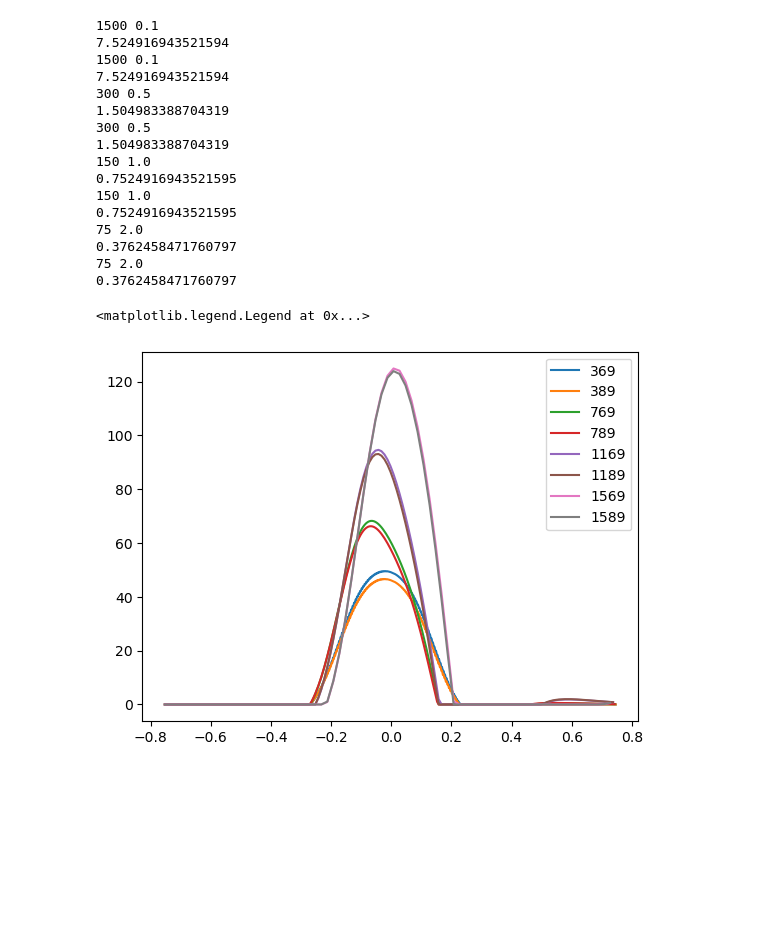
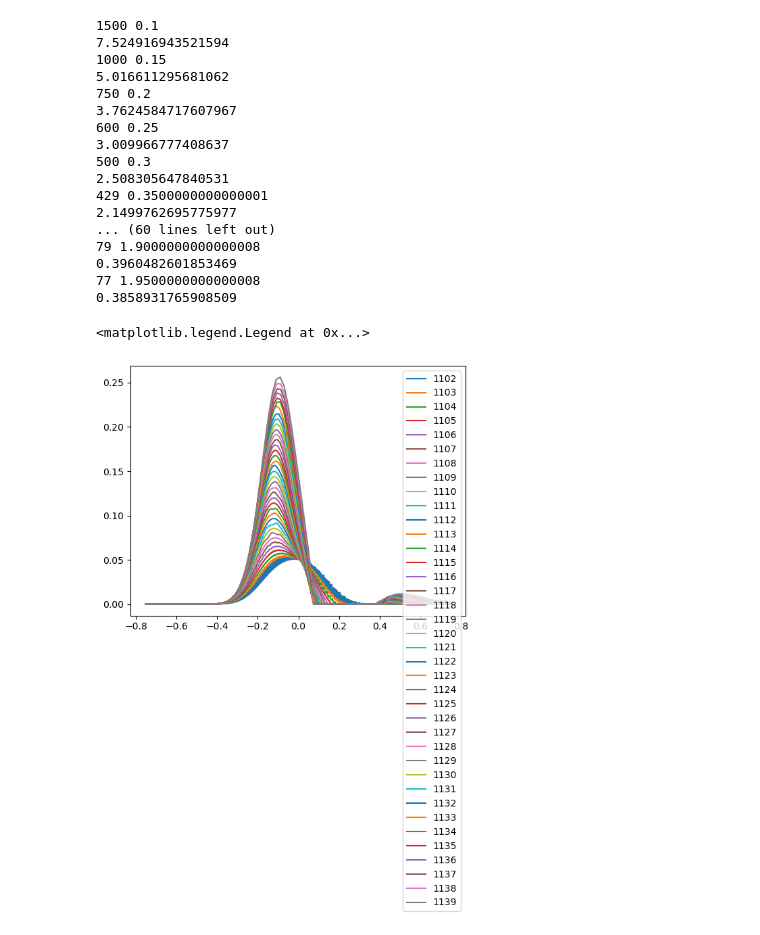
Before and after one commit to simoneeb/motion_anticipation_network, a Jupyter notebook: Figures_Paper/Figure_codes/Figure_5_FB_nonorm.ipynb, the cells around one changed output. Saved outputs shown, nothing was run; the diff lists cells and outputs as text; code cells hidden in the pictures; blank space fills up the shorter version.

```diff
--- a/Figures_Paper/Figure_codes/Figure_5_FB_nonorm.ipynb
+++ b/Figures_Paper/Figure_codes/Figure_5_FB_nonorm.ipynb
@@ -77,0 +331,31 @@ dict_keys(['nb_cells', 'nb_GC_cells', 'saving_range', 'rf_BC', 'rf_BC_s', 'rf_GC
+# %%
+
+net = f'fb_linear'
+
+# load dataframe
+response_data = pd.read_csv(f'{filepath}/responses_RG_tauABrel.csv')
+
+
+# load dataframe
+df = pd.read_csv(f'{filepath}/anticipation_data_tauABrel.csv')
+
+
+print(df.columns)
+
+# calculate anticipation with respect to V_drive
+df['ant_RG_drive_time']  =  df['peak_drive'] - df['peak_RG']
+df['ant_RG_drive_space'] = df['ant_RG_drive_time']* df['speed']
+
+# calculate anticipation with respect to
+df['ant_RG_bar_time']  = df['tp_rf_GC_mid'] - df['peak_RG']
+df['ant_RG_bar_space'] = df['ant_RG_bar_time']* df['speed']
+
+df['wTOT'] = -1*df['wTOT']
+df['wTOT'] = df['wTOT'].round()
+# multiple heatmaps, keeping w+ fixed and changing w-
+#dfgrouped = df.groupby(['wAB'])
+
+
+speeds = df['speed'].unique()#[0.1,0.2,0.3,0.4,0.5,0.6,0.7,0.8,0.9,1.0,2.0]
+
+df['tauA'].unique()
@@ -78,40 +374,40 @@ dict_keys(['nb_cells', 'nb_GC_cells', 'saving_range', 'rf_BC', 'rf_BC_s', 'rf_GC
 # %%
-dl = df[df['wTOT'] == -2225.0]
+dl = df[df['tauA'] == 0.4]
 #dl = df[df['wTOT'] == -101.0]
 # dl = dl[dl['speed'] == 1.0 ]
-dl = dl[dl['tauTOT'] == 122.0 ]
 idx = dl['ant_RG_bar_space'].index
 len(idx)
 
 
 for x,i in enumerate(idx):
 
 
     r = response_data[f'{i}'].dropna()
     tps = len(r)
     speed = dl['speed'][dl.index[x]]
     print(tps,speed)
     tpm = dl['tp_rf_GC_mid'][dl.index[x]]
     print(tpm)
     time = (np.arange(0,tps)*0.01 -tpm)*speed
     plt.plot(time,r,label = f'{i}')
 plt.legend()
 # %% [output]
 1500 0.1
 7.524916943521594
-1500 0.1
-7.524916943521594
-300 0.5
-1.504983388704319
-300 0.5
-1.504983388704319
-150 1.0
-0.7524916943521595
-150 1.0
-0.7524916943521595
-75 2.0
-0.3762458471760797
-75 2.0
-0.3762458471760797
+1000 0.15
+5.016611295681062
+750 0.2
+3.7624584717607967
+600 0.25
+3.009966777408637
+500 0.3
+2.508305647840531
+429 0.3500000000000001
+2.1499762695775977
+... (60 lines left out)
+79 1.9000000000000008
+0.3960482601853469
+77 1.9500000000000008
+0.3858931765908509
 <matplotlib.legend.Legend at 0x...>
-[figure, old version]
+[figure, new version]
```
Also changed, not shown: parts of 33 cells of this notebook, 9 other files.
